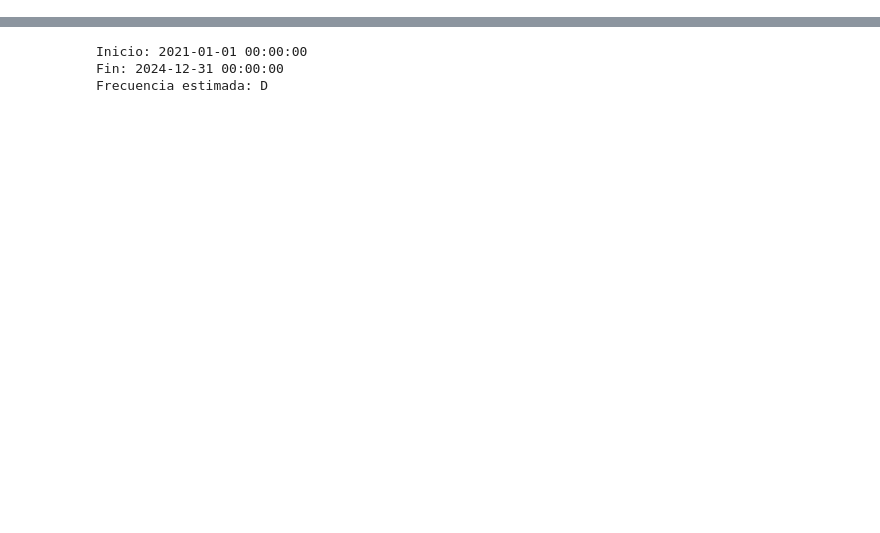
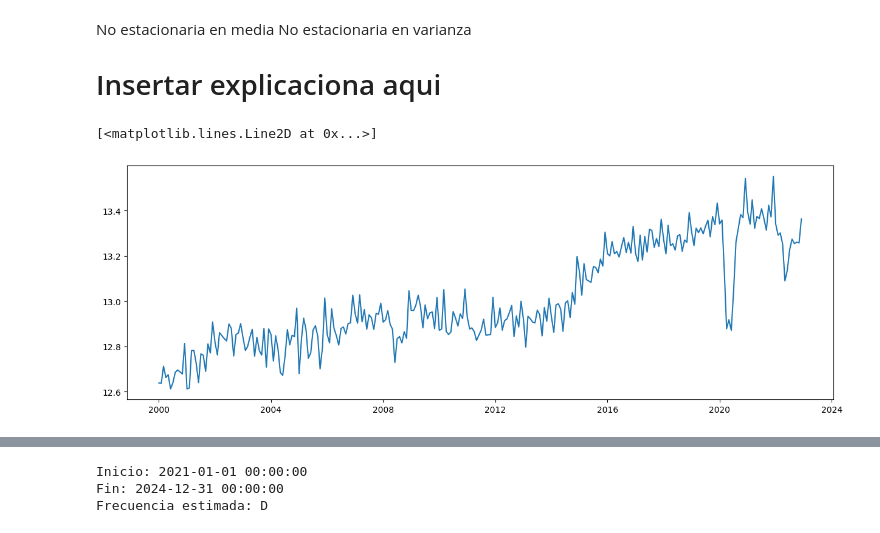
Before and after one commit to DanielRasho/DS-Lab1, a Jupyter notebook: reporteGerax.ipynb, the cells around one changed output, grey strips where cells are left out. Cells and saved outputs as stored; diff of their text form; code cells hidden in the pictures; blank space fills up the shorter version.

```diff
--- a/reporteGerax.ipynb
+++ b/reporteGerax.ipynb
@@ -16,0 +91,10 @@ from scipy.stats import shapiro
+# %% [markdown]
+No estacionaria en media
+No estacionaria en varianza
+# Insertar explicaciona aqui
+# %%
+ts_air_pas_log = np.log(train_data["Gasolina superior"])
+plt.plot(ts_air_pas_log)
+# %% [output]
+[<matplotlib.lines.Line2D at 0x...>]
+[figure, added]
```
Also changed, not shown: parts of 55 cells of this notebook.
